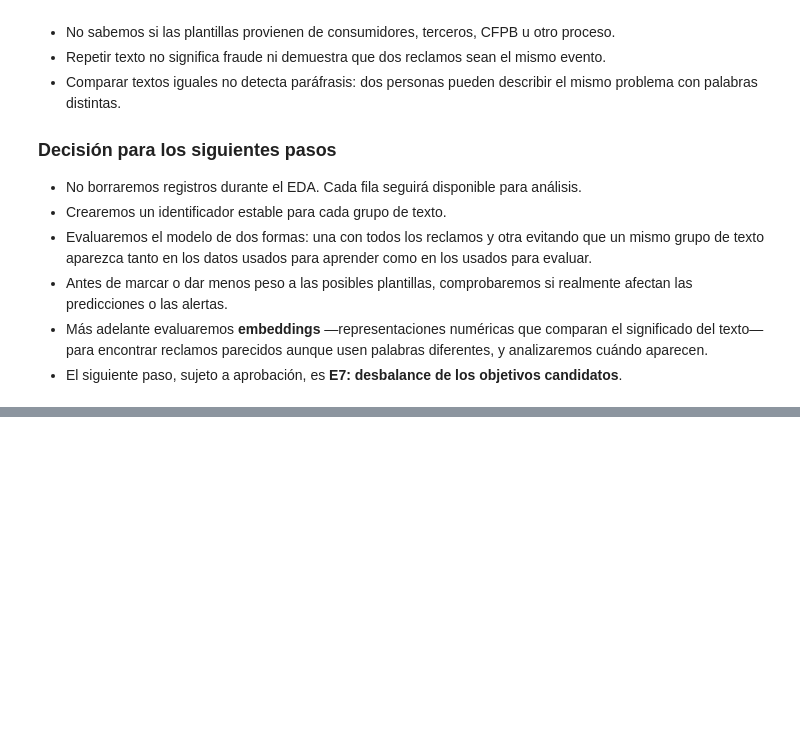
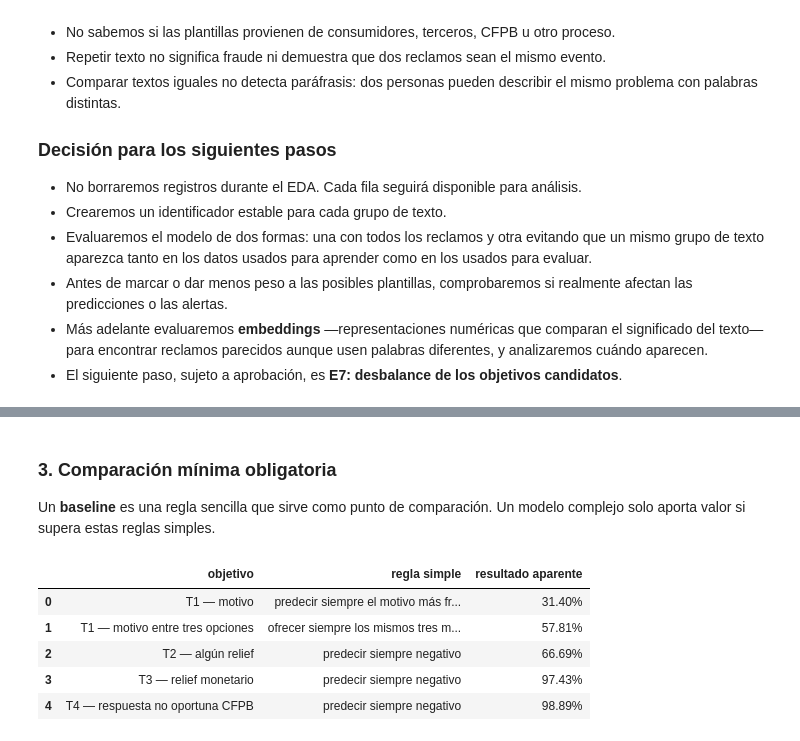
Before and after one commit to Codenid/capstone-claims-triage, a Jupyter notebook: notebooks/01_eda.ipynb, the cells around one changed output, grey strips where cells are left out. Cells and saved outputs as stored; diff of their text form; code cells hidden in the pictures; blank space fills up the shorter version.

```diff
--- a/notebooks/01_eda.ipynb
+++ b/notebooks/01_eda.ipynb
@@ -1206,0 +1325,33 @@ display(largest_groups[[
+# %% [markdown]
+### 3. Comparación mínima obligatoria
+
+Un **baseline** es una regla sencilla que sirve como punto de comparación. Un modelo complejo solo aporta valor si supera estas reglas simples.
+# %%
+naive_rows = [
+    {
+        "objetivo": "T1 — motivo",
+        "regla simple": "predecir siempre el motivo más frecuente",
+        "resultado aparente": 100 * t1_counts.iloc[0] / t1_total,
+    },
+    {
+        "objetivo": "T1 — motivo entre tres opciones",
+        "regla simple": "ofrecer siempre los mismos tres motivos frecuentes",
+        "resultado aparente": 100 * t1_counts.iloc[:3].sum() / t1_total,
+    },
+]
+for _, row in binary_balance.iterrows():
+    naive_rows.append({
+        "objetivo": row["objetivo"],
+        "regla simple": "predecir siempre negativo",
+        "resultado aparente": row["acierto si siempre predice negativo"],
+    })
+naive_table = pd.DataFrame(naive_rows)
+naive_table["resultado aparente"] = naive_table["resultado aparente"].map("{:.2f}%".format)
+display(naive_table)
+# %% [output]
+|  | objetivo | regla simple | resultado aparente |
+| 0 | T1 — motivo | predecir siempre el motivo más fr... | 31.40% |
+| 1 | T1 — motivo entre tres opciones | ofrecer siempre los mismos tres m... | 57.81% |
+| 2 | T2 — algún relief | predecir siempre negativo | 66.69% |
+| 3 | T3 — relief monetario | predecir siempre negativo | 97.43% |
+| 4 | T4 — respuesta no oportuna CFPB | predecir siempre negativo | 98.89% |
```
Also changed, not shown: parts of 9 cells of this notebook.
